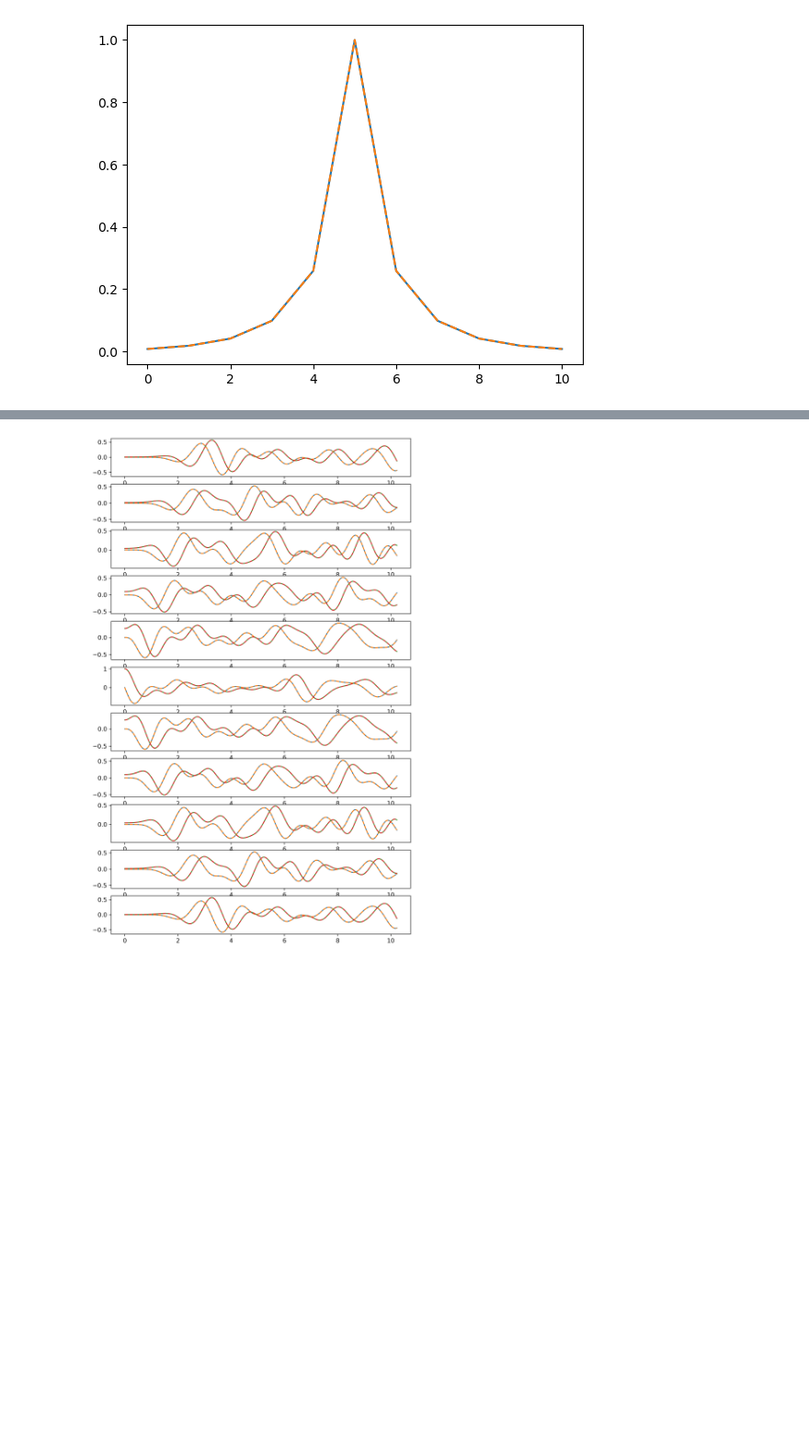
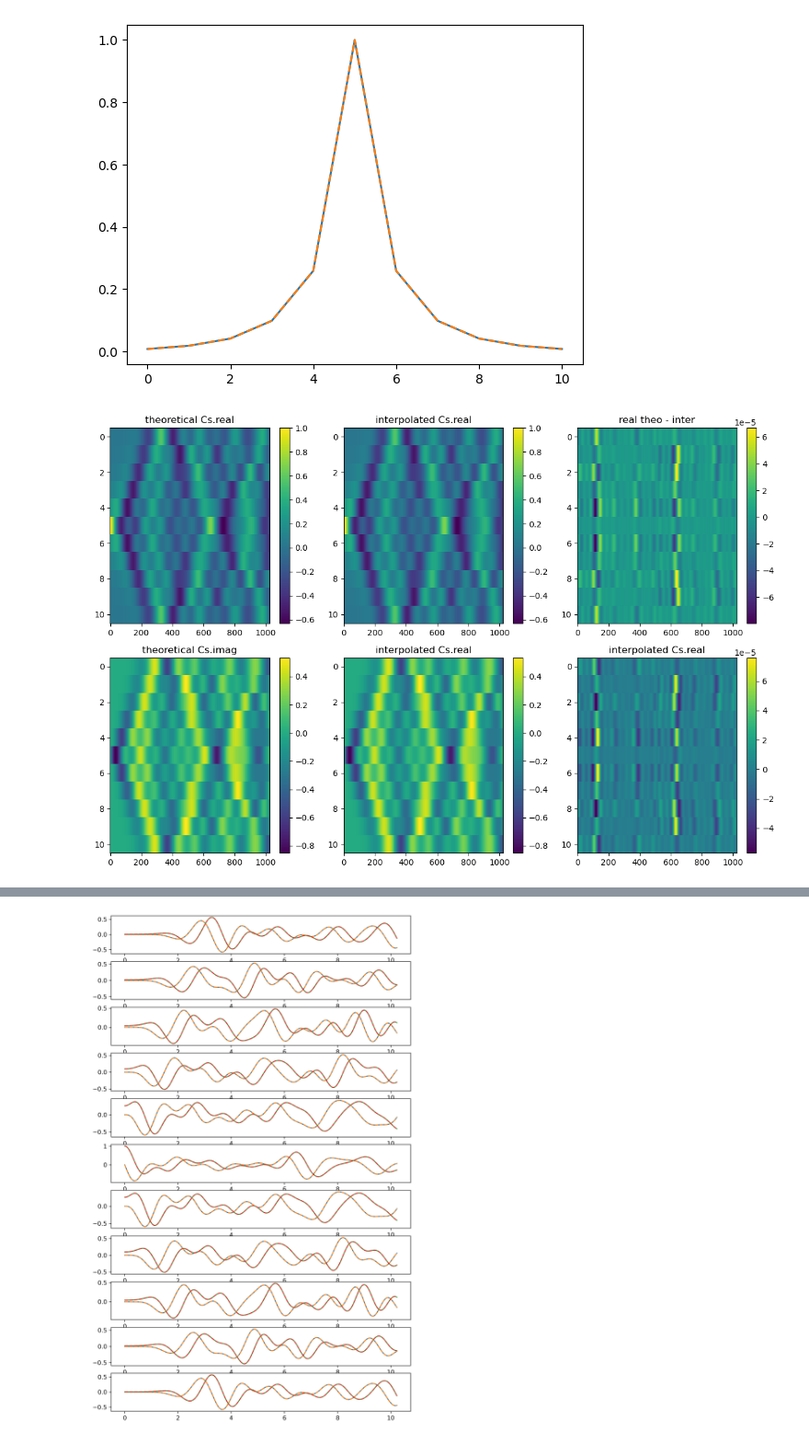
Before and after one commit to gconcheri/Student-Research-Job, a Jupyter notebook: Correlation_function/Correlation_function_Lsites.ipynb, the cells around one changed output, grey strips where cells are left out. Shown at 92% size. Drawn from its saved outputs; the diff is of its cells as text; code cells hidden in the pictures; blank space fills up the shorter version.

```diff
--- a/Correlation_function/Correlation_function_Lsites.ipynb
+++ b/Correlation_function/Correlation_function_Lsites.ipynb
@@ -141,7 +145,7 @@ f_t = lambda *t: Cs.reshape((D,) + (2,) * n)[:,*t]
 #here we have to define func as the initialization of the class
 func = TCI.function(f_t)
 
-As, _, eval, err_2, err_max, func_interp, numcacheused, numvals, unique = TCI.tensor_cross_interpolation(func,         # function to be interpolated
+As, _, eval, err_2, err_max, func_interp = TCI.tensor_cross_interpolation(func,         # function to be interpolated
                                    func_vals,
                                    D,
                                    L=n,          # number of MPS tensors
@@ -176,3 +178,41 @@ plt.plot(xs, func_interp[0,:], "--")
 # %% [output]
 [<matplotlib.lines.Line2D at 0x...>]
 [figure]
+# %%
+rows, cols = 2, 3  # Define grid dimensions
+a, b = Cs.shape
+interp_Cs = func_interp.T.reshape(a, b)
+
+fig, axs = plt.subplots(rows, cols, figsize=(12, 8))
+
+im = axs[0,0].imshow(Cs.real, aspect = 'auto', interpolation = 'none')
+cbar = fig.colorbar(im, ax = axs[0,0],
+                    #fraction=0.046, pad=0.04
+                    )
+#cbar.ax.tick_params(labelsize=8)
+axs[0,0].set_title('theoretical Cs.real')
+
+im = axs[0,1].imshow(np.real(interp_Cs), aspect = 'auto', interpolation = 'none')
+fig.colorbar(im, ax = axs[0,1])
+axs[0,1].set_title('interpolated Cs.real')
+
+im =axs[0,2].imshow(Cs.real-np.real(interp_Cs), aspect = 'auto', interpolation = 'none')
+fig.colorbar(im, ax = axs[0,2])
+axs[0,2].set_title('real theo - inter')
+
+im = axs[1,0].imshow(Cs.imag, aspect = 'auto', interpolation = 'none')
+fig.colorbar(im, ax = axs[1,0])
+axs[1,0].set_title('theoretical Cs.imag')
+
+im = axs[1,1].imshow(np.imag(interp_Cs), aspect = 'auto', interpolation = 'none')
+fig.colorbar(im, ax = axs[1,1])
+axs[1,1].set_title('interpolated Cs.real')
+
+im = axs[1,2].imshow(Cs.imag-np.imag(interp_Cs), aspect = 'auto', interpolation = 'none')
+fig.colorbar(im, ax = axs[1,2])
+axs[1,2].set_title('interpolated Cs.real')
+
+plt.tight_layout()
+plt.show()
+# %% [output]
+[figure, added]
```
Also changed, not shown: parts of 9 cells of this notebook, 8 other files.
